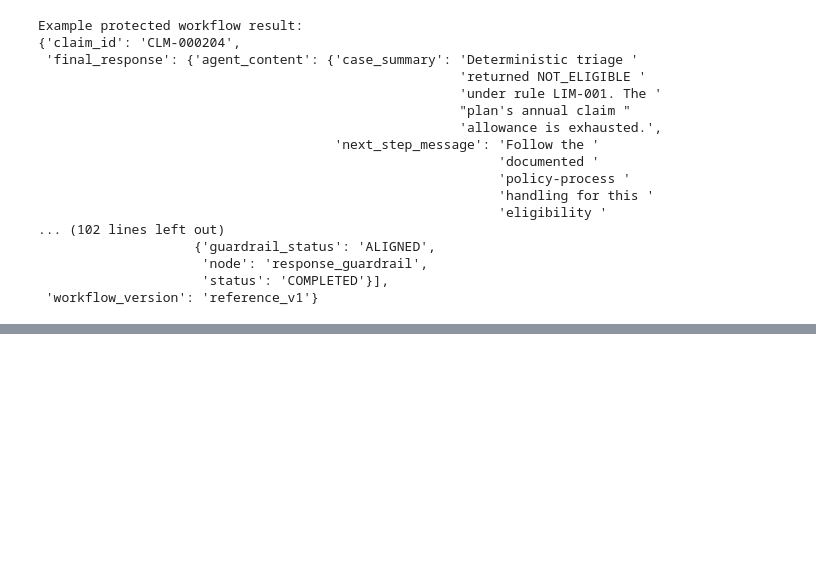
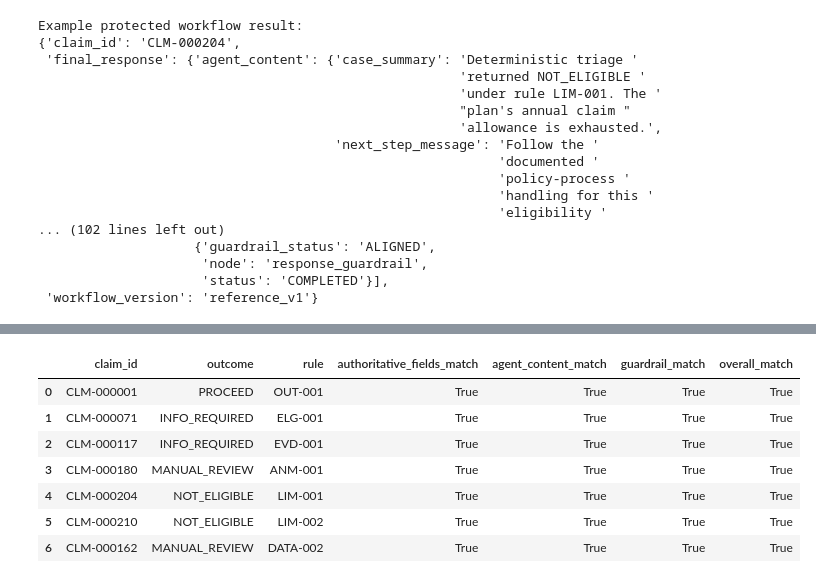
Before and after one commit to sadiqs3/DP_claims_triage, a Jupyter notebook: notebooks/02_deterministic_triage_baseline.ipynb, the cells around one changed output, grey strips where cells are left out. Saved outputs shown, nothing was run; the diff lists cells and outputs as text; code cells hidden in the pictures; blank space fills up the shorter version.

```diff
--- a/notebooks/02_deterministic_triage_baseline.ipynb
+++ b/notebooks/02_deterministic_triage_baseline.ipynb
@@ -273,0 +355,96 @@ Example protected workflow result:
+# %%
+# ============================================================
+# Step 34: Reference Orchestrator vs LangGraph Parity Check
+# ============================================================
+
+from src.agent.orchestrator import run_guarded_claim_orchestrator
+from src.agent.langgraph_orchestrator import (
+    run_langgraph_guarded_claim_triage,
+)
+
+parity_claim_ids = [
+    "CLM-000001",  # PROCEED
+    "CLM-000071",  # Missing incident date
+    "CLM-000117",  # Missing evidence
+    "CLM-000180",  # Risk trigger
+    "CLM-000204",  # Annual limit exhausted
+    "CLM-000210",  # Theft limit exhausted
+    "CLM-000162",  # Multiple policy match
+]
+
+parity_rows = []
+
+for claim_id in parity_claim_ids:
+    reference_result = run_guarded_claim_orchestrator(
+        data=data,
+        claim_id=claim_id,
+    )
+
+    langgraph_result = run_langgraph_guarded_claim_triage(
+        data=data,
+        claim_id=claim_id,
+    )
+
+    reference_response = reference_result["final_response"]
+    langgraph_response = langgraph_result["final_response"]
+
+    authoritative_fields_match = all(
+        reference_response[field_name]
+        == langgraph_response[field_name]
+        for field_name in [
+            "claim_id",
+            "triage_outcome",
+            "triggering_rule_id",
+            "precedence_stage",
+            "decision_reason",
+            "rule_trace",
+            "system_limitations",
+            "decision_support_only",
+        ]
+    )
+
+    agent_content_match = (
+        reference_response["agent_content"]
+        == langgraph_response["agent_content"]
+    )
+
+    guardrail_match = (
+        reference_response["authority_guardrail"]
+        == langgraph_response["authority_guardrail"]
+    )
+
+    parity_rows.append(
+        {
+            "claim_id": claim_id,
+            "outcome": langgraph_response["triage_outcome"],
+            "rule": langgraph_response["triggering_rule_id"],
+            "authoritative_fields_match": authoritative_fields_match,
+            "agent_content_match": agent_content_match,
+            "guardrail_match": guardrail_match,
+            "overall_match": (
+                authoritative_fields_match
+                and agent_content_match
+                and guardrail_match
+            ),
+        }
+    )
+
+parity_df = pd.DataFrame(parity_rows)
+
+display(parity_df)
+
+assert parity_df["overall_match"].all()
+
+print(
+    "Parity check passed: LangGraph and reference orchestrator "
+    "returned equivalent protected responses for all selected claims."
+)
+# %% [output]
+|  | claim_id | outcome | rule | authoritative_fields_match | agent_content_match | guardrail_match | overall_match |
+| 0 | CLM-000001 | PROCEED | OUT-001 | True | True | True | True |
+| 1 | CLM-000071 | INFO_REQUIRED | ELG-001 | True | True | True | True |
+| 2 | CLM-000117 | INFO_REQUIRED | EVD-001 | True | True | True | True |
+| 3 | CLM-000180 | MANUAL_REVIEW | ANM-001 | True | True | True | True |
+| 4 | CLM-000204 | NOT_ELIGIBLE | LIM-001 | True | True | True | True |
+| 5 | CLM-000210 | NOT_ELIGIBLE | LIM-002 | True | True | True | True |
+| 6 | CLM-000162 | MANUAL_REVIEW | DATA-002 | True | True | True | True |
```
Also changed, not shown: parts of 4 cells of this notebook, 3 other files.
